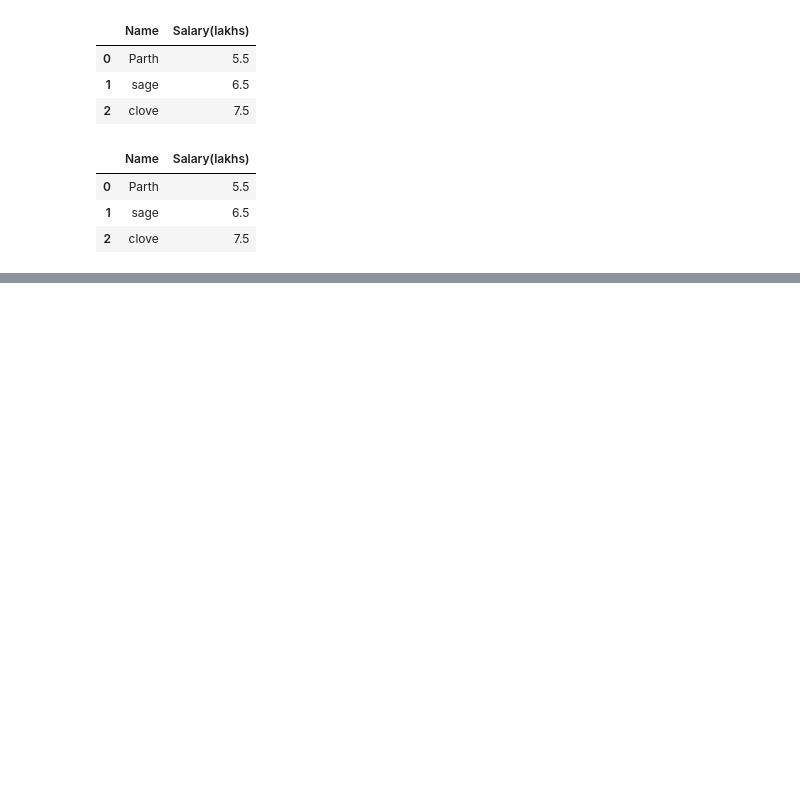
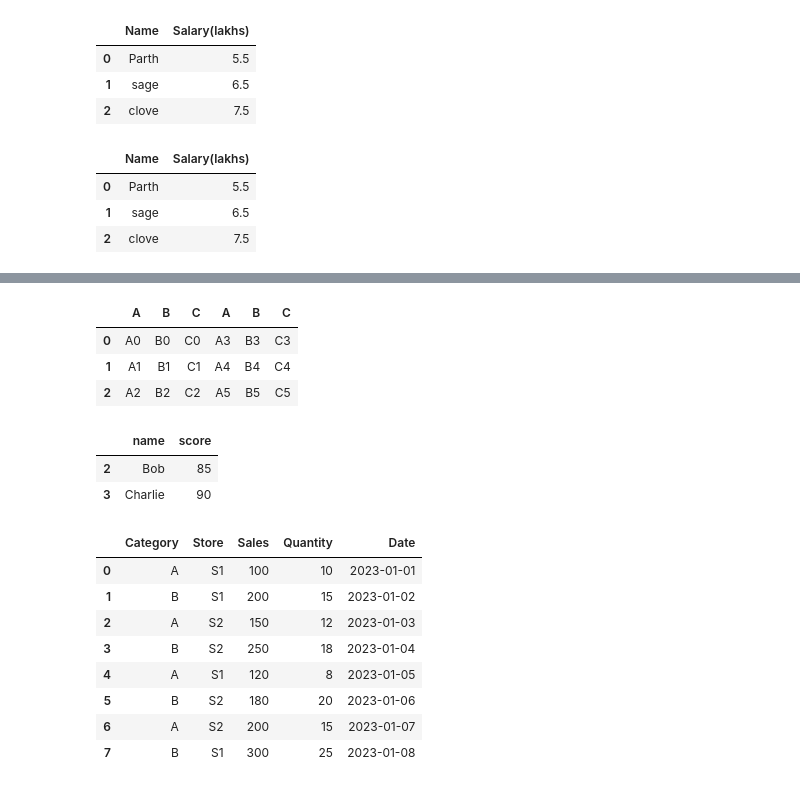
Before and after one commit to ParthShah007/PYTHONgg, a Jupyter notebook: pandas.ipynb, the cells around one changed output, grey strips where cells are left out. Cells and saved outputs as stored; diff of their text form; code cells hidden in the pictures; blank space fills up the shorter version.

```diff
--- a/pandas.ipynb
+++ b/pandas.ipynb
@@ -69,0 +156,7 @@ df.dropna(thresh = 1)
+# %%
+pd.concat([df1,df2], axis=1)
+# %% [output]
+|  | A | B | C | A | B | C |
+| 0 | A0 | B0 | C0 | A3 | B3 | C3 |
+| 1 | A1 | B1 | C1 | A4 | B4 | C4 |
+| 2 | A2 | B2 | C2 | A5 | B5 | C5 |
@@ -69,0 +172,27 @@ df.dropna(thresh = 1)
+# %%
+df1.join(df2, how='inner')  # Outer join on index
+# %% [output]
+|  | name | score |
+| 2 | Bob | 85 |
+| 3 | Charlie | 90 |
+# %%
+
+data = {
+    'Category': ['A', 'B', 'A', 'B', 'A', 'B', 'A', 'B'],
+    'Store': ['S1', 'S1', 'S2', 'S2', 'S1', 'S2', 'S2', 'S1'],
+    'Sales': [100, 200, 150, 250, 120, 180, 200, 300],
+    'Quantity': [10, 15, 12, 18, 8, 20, 15, 25],
+    'Date': pd.date_range('2023-01-01', periods=8)
+}
+df = pd.DataFrame(data)
+df
+# %% [output]
+|  | Category | Store | Sales | Quantity | Date |
+| 0 | A | S1 | 100 | 10 | 2023-01-01 |
+| 1 | B | S1 | 200 | 15 | 2023-01-02 |
+| 2 | A | S2 | 150 | 12 | 2023-01-03 |
+| 3 | B | S2 | 250 | 18 | 2023-01-04 |
+| 4 | A | S1 | 120 | 8 | 2023-01-05 |
+| 5 | B | S2 | 180 | 20 | 2023-01-06 |
+| 6 | A | S2 | 200 | 15 | 2023-01-07 |
+| 7 | B | S1 | 300 | 25 | 2023-01-08 |
```
Also changed, not shown: parts of 12 cells of this notebook, 1 other file.
